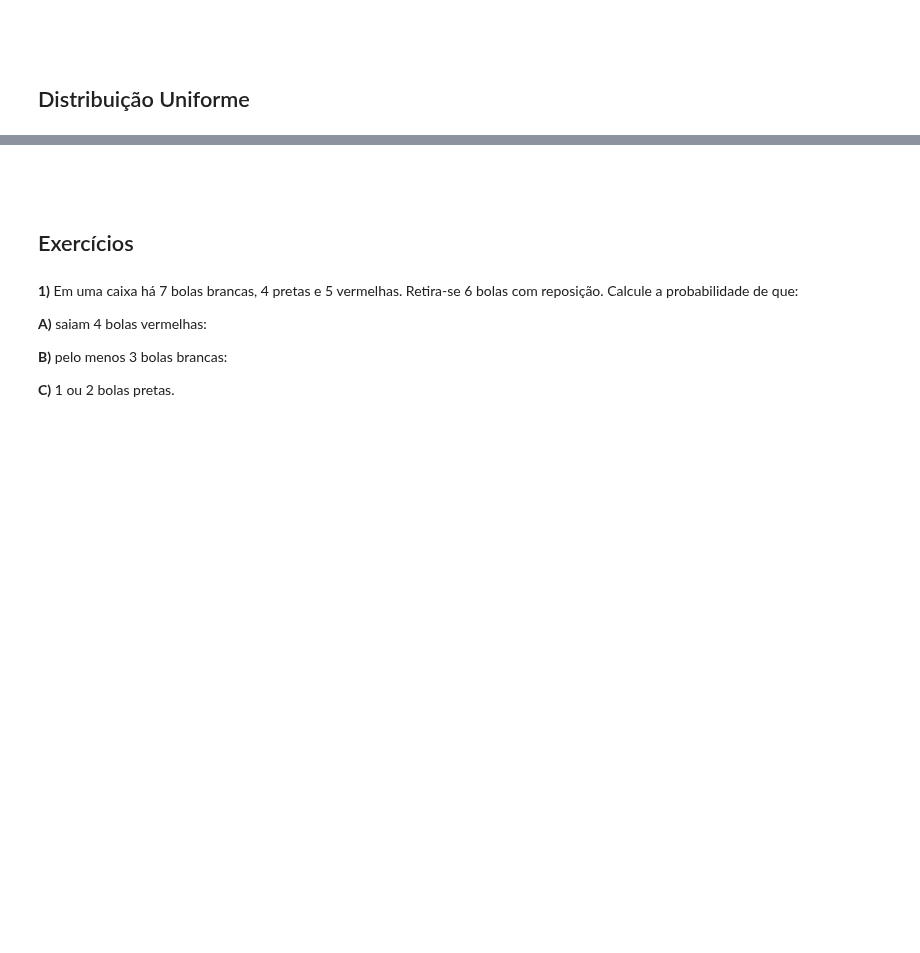
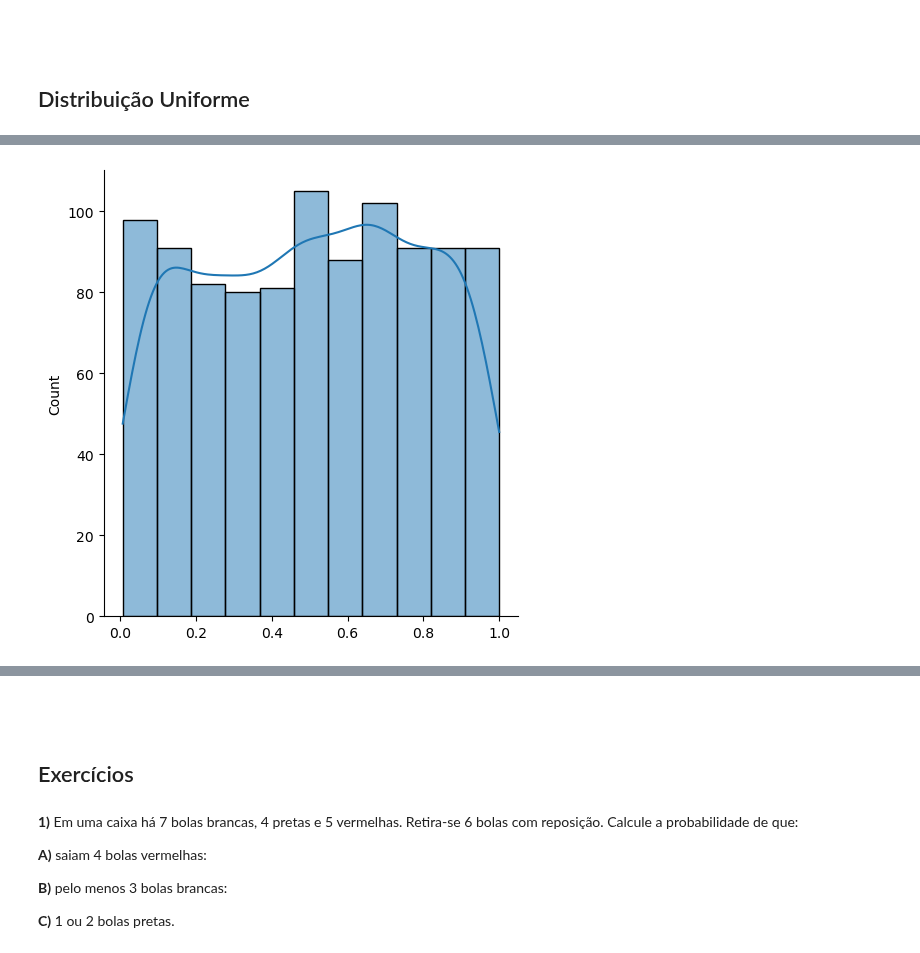
Before and after one commit to remarchese/DS_Hypera_960, a Jupyter notebook: 03 - Distribuições de Probabilidade.ipynb, the cells around one changed output, grey strips where cells are left out. Cells and saved outputs as stored; diff of their text form; code cells hidden in the pictures; blank space fills up the shorter version.

```diff
--- a/03 - Distribuições de Probabilidade.ipynb
+++ b/03 - Distribuições de Probabilidade.ipynb
@@ -238,0 +456,10 @@ Os valores para o valor esperado e a variância para a distribuição exponencia
+# %%
+N = 1000
+
+amostra_uniform = np.random.uniform(0, 1, N)
+
+sns.displot(amostra_uniform, kde=True)
+
+plt.show()
+# %% [output]
+[figure, added]
```
Also changed, not shown: parts of 25 cells of this notebook.
